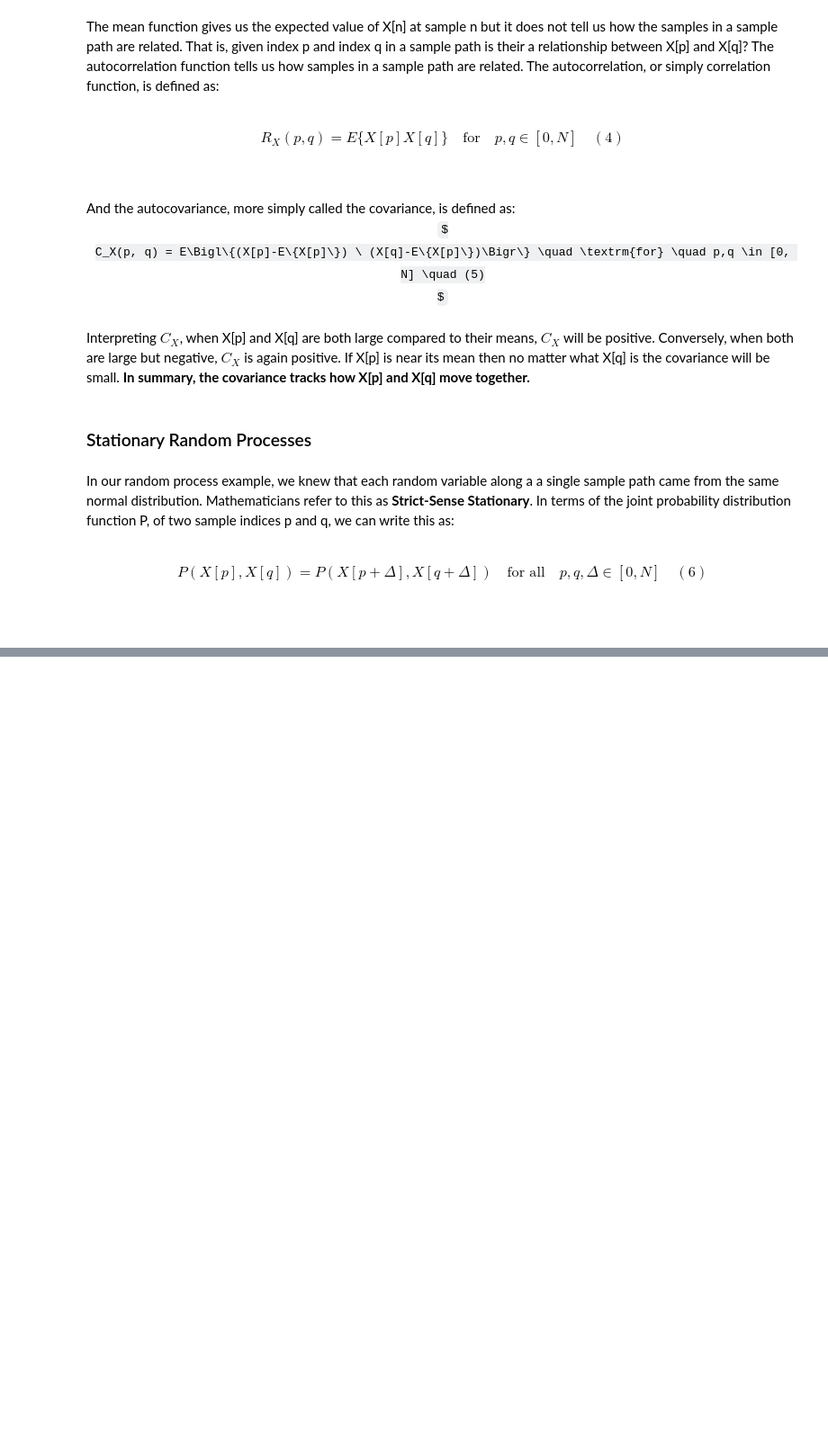
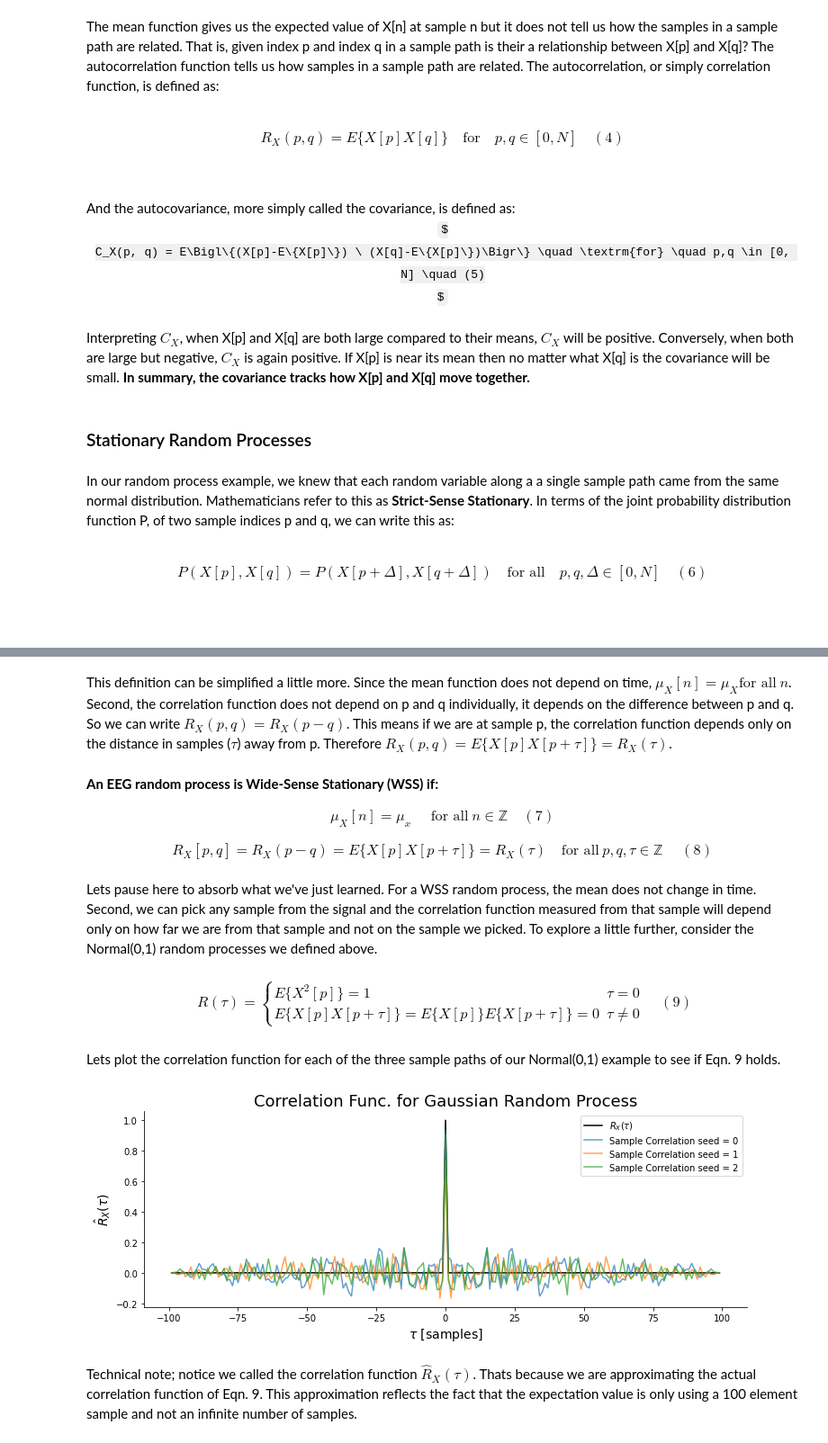
Before and after one commit to mscaudill/openseize, a Jupyter notebook: demos/spectra.ipynb, the cells around one changed output, grey strips where cells are left out. Shown at 90% size. Cells and saved outputs as stored; diff of their text form; code cells hidden in the pictures; some formulas as TeX source; blank space fills up the shorter version.

```diff
--- a/demos/spectra.ipynb
+++ b/demos/spectra.ipynb
@@ -149,0 +163,68 @@ In words, a time shift of two points in a random process does not change the pro
+# %% [markdown]
+This definition can be simplified a little more. Since the mean function does not depend on time, $\mu_X[n] = \mu_X \textrm{for all} \ n$. Second, the correlation function does not depend on p and q individually, it depends on the difference between p and q. So we can write $R_X(p, q) = R_X(p-q)$. This means if we are at sample p, the correlation function depends only on the distance in samples ($\tau$) away from p. Therefore $R_X(p, q) = E\{X[p]X[p+\tau]\} = R_X(\tau)$.
+# %% [markdown]
+<b> An EEG random process is Wide-Sense Stationary (WSS) if:</b>
+<p style="text-align: center;">
+    $
+    \mu_X[n] = \mu_x  \quad \textrm{ for all} \ n \in \mathbb{Z}  \quad (7)
+    $
+</p>
+
+<p style="text-align: center;">
+    $
+    R_X[p, q] = R_X(p-q) = E\{X[p]X[p+\tau]\} = R_X(\tau) \quad \textrm{for all} \ p,q, \tau \in \mathbb{Z} \
+    \quad (8)
+    $
+</p>
+# %% [markdown]
+Lets pause here to absorb what we've just learned. For a WSS random process, the mean does not change in time. Second, we can pick any sample from the signal and the correlation function measured from that sample will depend only on how far we are from that sample and not on the sample we picked. To explore a little further, consider the Normal(0,1) random processes we defined above.
+# %% [markdown]
+</br>
+</br>
+<p style="text-align: center;">
+    $
+    \begin{align*}
+        R(\tau) = \begin{cases}
+                    E\{X^2[p]\} = 1 & \tau=0\\
+                    E\{X[p]X[p+\tau]\} = E\{X[p]\}E\{X[p+\tau]\} = 0 & \tau \neq 0
+                \end{cases} \quad (9)
+    \end{align*}
+    $
+</p>
+# %% [markdown]
+Lets plot the correlation function for each of the three sample paths of our Normal(0,1) example to see if Eqn. 9 holds.
+# %%
+# create  the same 3 sample paths of our N(0,1) gaussian process again
+seeds = np.arange(3)
+x = [gaussian_rp(100, s) for s in seeds]
+
+# compute the correlation function of each sample path
+correlations = [np.correlate(s, s, mode='full')/len(s) for s in x]
+
+# plot the correlation functions
+fig, ax = plt.subplots(figsize=(12,4))
+
+# these are the centered taus since tau can be + or -
+taus = np.arange(len(corr))-len(corr)//2
+
+#plot the correlation function of Eqn. 9
+actual = np.zeros(len(taus))
+actual[len(taus)//2] = 1
+ax.plot(taus, actual, color='k', label=r'$R_X(\tau)$')
+
+# plot the sample correlation functions
+for corr, seed in zip(correlations, seeds):
+    ax.plot(taus, corr, alpha=0.7,label='Sample Correlation seed = {}'.format(seed))
+
+
+ax.set_xlabel(r'$\tau$ [samples]', fontsize=14)
+ax.set_ylabel(r'$\hat{R}_X(\tau)$', fontsize=14)
+ax.spines.top.set_visible(False)
+ax.spines.right.set_visible(False)
+ax.set_title('Correlation Func. for Gaussian Random Process', fontsize=18)
+ax.legend()
+plt.show()
+# %% [output]
+[figure, added]
+# %% [markdown]
+Technical note; notice we called the correlation function $\hat{R}_X(\tau)$. Thats because we are approximating the actual correlation function of Eqn. 9. This approximation reflects the fact that the expectation value is only using a 100 element sample and not an infinite number of samples.
```
Also changed, not shown: parts of 18 cells of this notebook.
